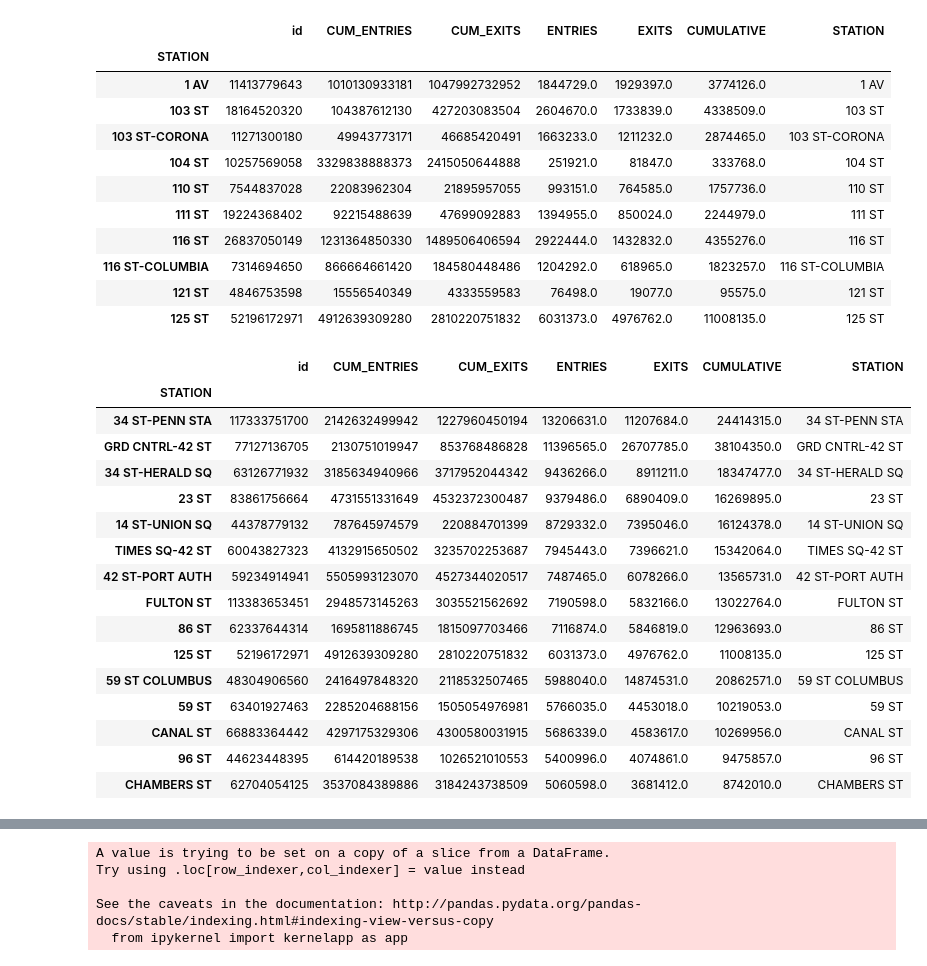
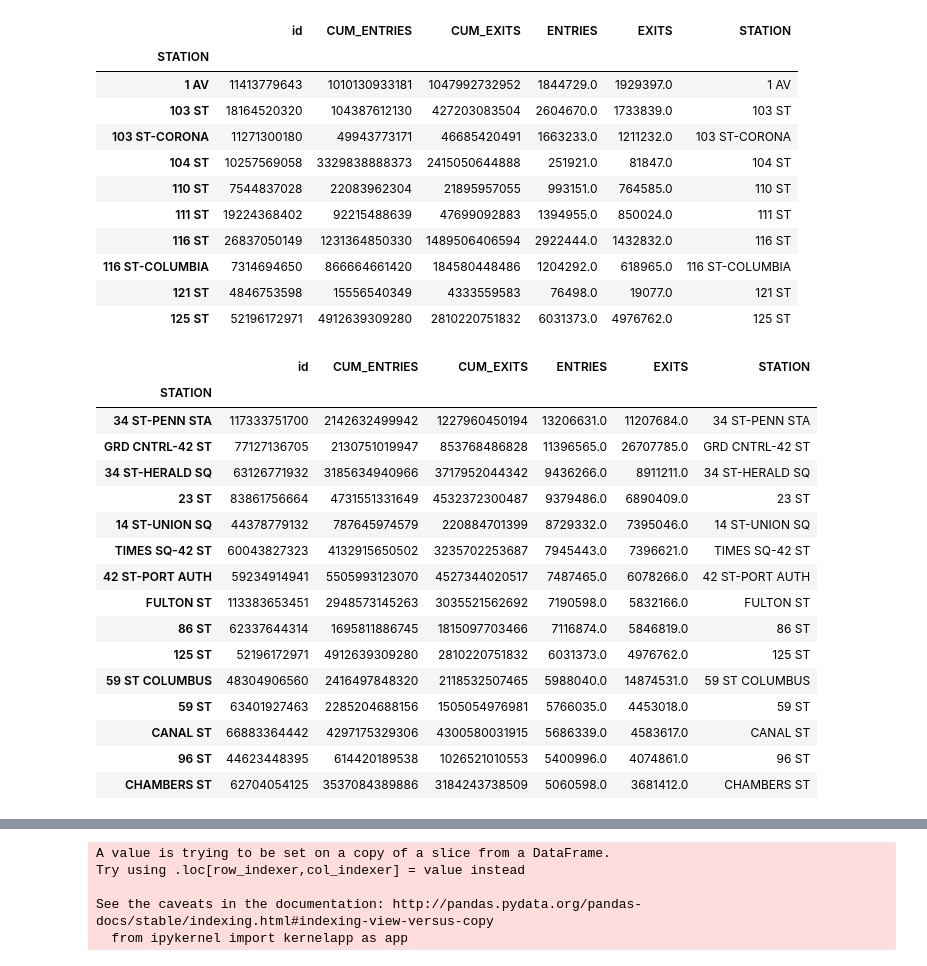
Before and after one commit to hectorhcuevas/Hernandez_Metis, a Jupyter notebook: Project 1/Benson_Final.ipynb, the cells around one changed output, grey strips where cells are left out. Drawn from its saved outputs; the diff is of its cells as text; code cells hidden in the pictures.

```diff
--- a/Project 1/Benson_Final.ipynb
+++ b/Project 1/Benson_Final.ipynb
@@ -12,7 +12,7 @@ df = pd.read_csv('MTA_SPRING2017.csv') ##load data and create dataframe
 # %%
 df2 = df[np.abs(df.ENTRIES-df.ENTRIES.mean())<=(3*df.ENTRIES.std())] #keep only the ones that are within +3 to -3 standard deviations in the column 'Data'.
 # %%
-df2 = df2.sort('ENTRIES', ascending=False) ## check head for any outliers
+df2 = df2.sort_values('ENTRIES', ascending=False) ## check head for any outliers
 df2
 # %% [output]
 |  | id | CA | UNIT | SCP | STATION | LINENAME | DIVISION | DATETIME | TIME | DESC | ... |
@@ -54,36 +54,36 @@ df_sums = df3.groupby('STATION').sum() ## Create a new column for 'Station'
 df_sums['STATION'] = df_sums.index
 df_sums.head(10)
 # %% [output]
-|  | id | CUM_ENTRIES | CUM_EXITS | ENTRIES | EXITS | CUMULATIVE | STATION |
-| STATION |  |  |  |  |  |  |  |
-| 1 AV | 11413779643 | 1010130933181 | 1047992732952 | 1844729.0 | 1929397.0 | 3774126.0 | 1 AV |
-| 103 ST | 18164520320 | 104387612130 | 427203083504 | 2604670.0 | 1733839.0 | 4338509.0 | 103 ST |
-| 103 ST-CORONA | 11271300180 | 49943773171 | 46685420491 | 1663233.0 | 1211232.0 | 2874465.0 | 103 ST-CORONA |
-| 104 ST | 10257569058 | 3329838888373 | 2415050644888 | 251921.0 | 81847.0 | 333768.0 | 104 ST |
-| 110 ST | 7544837028 | 22083962304 | 21895957055 | 993151.0 | 764585.0 | 1757736.0 | 110 ST |
-| 111 ST | 19224368402 | 92215488639 | 47699092883 | 1394955.0 | 850024.0 | 2244979.0 | 111 ST |
-| 116 ST | 26837050149 | 1231364850330 | 1489506406594 | 2922444.0 | 1432832.0 | 4355276.0 | 116 ST |
-| 116 ST-COLUMBIA | 7314694650 | 866664661420 | 184580448486 | 1204292.0 | 618965.0 | 1823257.0 | 116 ST-COLUMBIA |
-| 121 ST | 4846753598 | 15556540349 | 4333559583 | 76498.0 | 19077.0 | 95575.0 | 121 ST |
-| 125 ST | 52196172971 | 4912639309280 | 2810220751832 | 6031373.0 | 4976762.0 | 11008135.0 | 125 ST |
+|  | id | CUM_ENTRIES | CUM_EXITS | ENTRIES | EXITS | STATION |
+| STATION |  |  |  |  |  |  |
+| 1 AV | 11413779643 | 1010130933181 | 1047992732952 | 1844729.0 | 1929397.0 | 1 AV |
+| 103 ST | 18164520320 | 104387612130 | 427203083504 | 2604670.0 | 1733839.0 | 103 ST |
+| 103 ST-CORONA | 11271300180 | 49943773171 | 46685420491 | 1663233.0 | 1211232.0 | 103 ST-CORONA |
+| 104 ST | 10257569058 | 3329838888373 | 2415050644888 | 251921.0 | 81847.0 | 104 ST |
+| 110 ST | 7544837028 | 22083962304 | 21895957055 | 993151.0 | 764585.0 | 110 ST |
+| 111 ST | 19224368402 | 92215488639 | 47699092883 | 1394955.0 | 850024.0 | 111 ST |
+| 116 ST | 26837050149 | 1231364850330 | 1489506406594 | 2922444.0 | 1432832.0 | 116 ST |
+| 116 ST-COLUMBIA | 7314694650 | 866664661420 | 184580448486 | 1204292.0 | 618965.0 | 116 ST-COLUMBIA |
+| 121 ST | 4846753598 | 15556540349 | 4333559583 | 76498.0 | 19077.0 | 121 ST |
+| 125 ST | 52196172971 | 4912639309280 | 2810220751832 | 6031373.0 | 4976762.0 | 125 ST |
 # %%
-df_sums.sort('ENTRIES', ascending=False).head(15)
+df_sums.sort_values('ENTRIES', ascending=False).head(15)
 # %% [output]
-|  | id | CUM_ENTRIES | CUM_EXITS | ENTRIES | EXITS | CUMULATIVE | STATION |
-| STATION |  |  |  |  |  |  |  |
-| 34 ST-PENN STA | 117333751700 | 2142632499942 | 1227960450194 | 13206631.0 | 11207684.0 | 24414315.0 | 34 ST-PENN STA |
-| GRD CNTRL-42 ST | 77127136705 | 2130751019947 | 853768486828 | 11396565.0 | 26707785.0 | 38104350.0 | GRD CNTRL-42 ST |
-| 34 ST-HERALD SQ | 63126771932 | 3185634940966 | 3717952044342 | 9436266.0 | 8911211.0 | 18347477.0 | 34 ST-HERALD SQ |
-| 23 ST | 83861756664 | 4731551331649 | 4532372300487 | 9379486.0 | 6890409.0 | 16269895.0 | 23 ST |
-| 14 ST-UNION SQ | 44378779132 | 787645974579 | 220884701399 | 8729332.0 | 7395046.0 | 16124378.0 | 14 ST-UNION SQ |
-| TIMES SQ-42 ST | 60043827323 | 4132915650502 | 3235702253687 | 7945443.0 | 7396621.0 | 15342064.0 | TIMES SQ-42 ST |
-| 42 ST-PORT AUTH | 59234914941 | 5505993123070 | 4527344020517 | 7487465.0 | 6078266.0 | 13565731.0 | 42 ST-PORT AUTH |
-| FULTON ST | 113383653451 | 2948573145263 | 3035521562692 | 7190598.0 | 5832166.0 | 13022764.0 | FULTON ST |
-| 86 ST | 62337644314 | 1695811886745 | 1815097703466 | 7116874.0 | 5846819.0 | 12963693.0 | 86 ST |
-| 125 ST | 52196172971 | 4912639309280 | 2810220751832 | 6031373.0 | 4976762.0 | 11008135.0 | 125 ST |
-| 59 ST COLUMBUS | 48304906560 | 2416497848320 | 2118532507465 | 5988040.0 | 14874531.0 | 20862571.0 | 59 ST COLUMBUS |
-| 59 ST | 63401927463 | 2285204688156 | 1505054976981 | 5766035.0 | 4453018.0 | 10219053.0 | 59 ST |
-| CANAL ST | 66883364442 | 4297175329306 | 4300580031915 | 5686339.0 | 4583617.0 | 10269956.0 | CANAL ST |
-| 96 ST | 44623448395 | 614420189538 | 1026521010553 | 5400996.0 | 4074861.0 | 9475857.0 | 96 ST |
-| CHAMBERS ST | 62704054125 | 3537084389886 | 3184243738509 | 5060598.0 | 3681412.0 | 8742010.0 | CHAMBERS ST |
+|  | id | CUM_ENTRIES | CUM_EXITS | ENTRIES | EXITS | STATION |
+| STATION |  |  |  |  |  |  |
+| 34 ST-PENN STA | 117333751700 | 2142632499942 | 1227960450194 | 13206631.0 | 11207684.0 | 34 ST-PENN STA |
+| GRD CNTRL-42 ST | 77127136705 | 2130751019947 | 853768486828 | 11396565.0 | 26707785.0 | GRD CNTRL-42 ST |
+| 34 ST-HERALD SQ | 63126771932 | 3185634940966 | 3717952044342 | 9436266.0 | 8911211.0 | 34 ST-HERALD SQ |
+| 23 ST | 83861756664 | 4731551331649 | 4532372300487 | 9379486.0 | 6890409.0 | 23 ST |
+| 14 ST-UNION SQ | 44378779132 | 787645974579 | 220884701399 | 8729332.0 | 7395046.0 | 14 ST-UNION SQ |
+| TIMES SQ-42 ST | 60043827323 | 4132915650502 | 3235702253687 | 7945443.0 | 7396621.0 | TIMES SQ-42 ST |
+| 42 ST-PORT AUTH | 59234914941 | 5505993123070 | 4527344020517 | 7487465.0 | 6078266.0 | 42 ST-PORT AUTH |
+| FULTON ST | 113383653451 | 2948573145263 | 3035521562692 | 7190598.0 | 5832166.0 | FULTON ST |
+| 86 ST | 62337644314 | 1695811886745 | 1815097703466 | 7116874.0 | 5846819.0 | 86 ST |
+| 125 ST | 52196172971 | 4912639309280 | 2810220751832 | 6031373.0 | 4976762.0 | 125 ST |
+| 59 ST COLUMBUS | 48304906560 | 2416497848320 | 2118532507465 | 5988040.0 | 14874531.0 | 59 ST COLUMBUS |
+| 59 ST | 63401927463 | 2285204688156 | 1505054976981 | 5766035.0 | 4453018.0 | 59 ST |
+| CANAL ST | 66883364442 | 4297175329306 | 4300580031915 | 5686339.0 | 4583617.0 | CANAL ST |
+| 96 ST | 44623448395 | 614420189538 | 1026521010553 | 5400996.0 | 4074861.0 | 96 ST |
+| CHAMBERS ST | 62704054125 | 3537084389886 | 3184243738509 | 5060598.0 | 3681412.0 | CHAMBERS ST |
 # %%
```
Also changed, not shown: parts of 11 cells of this notebook.
